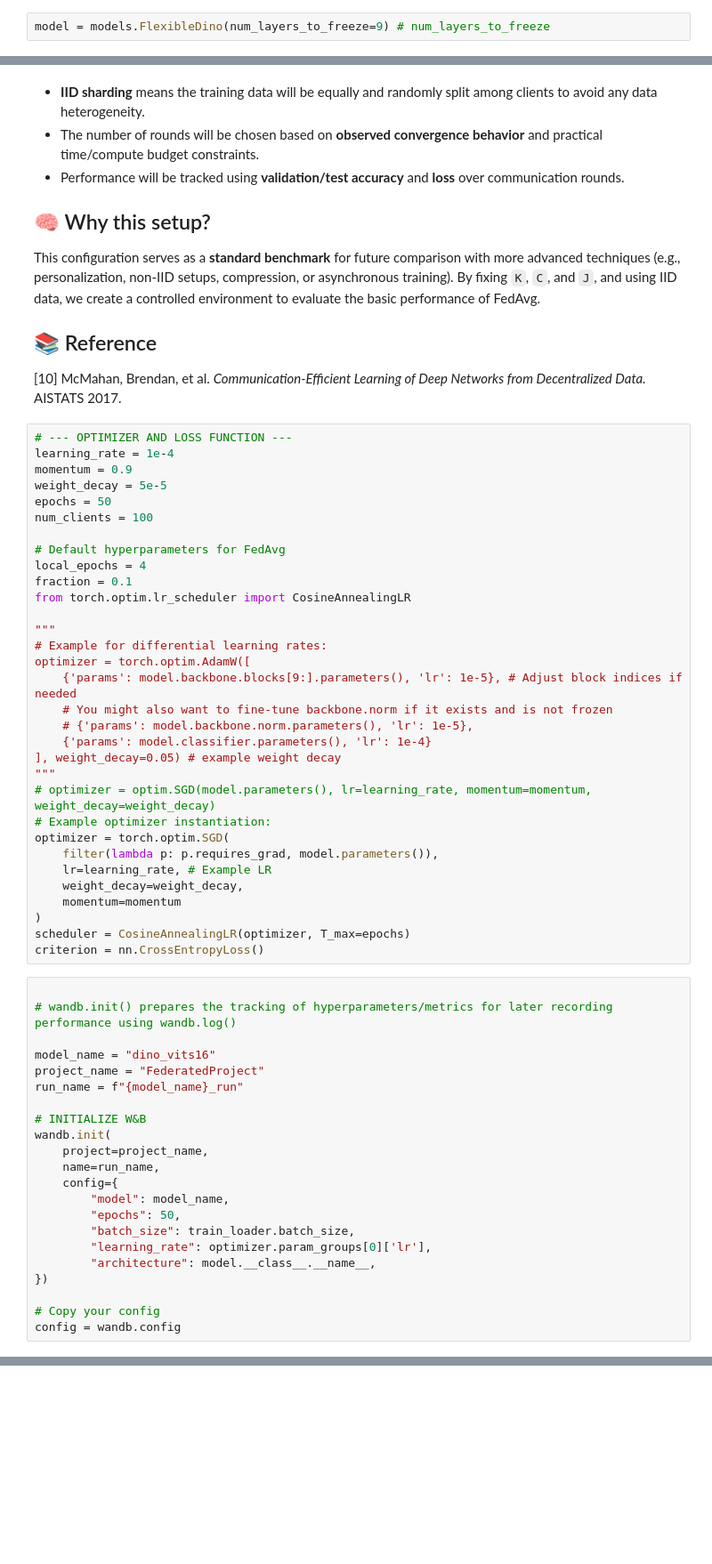
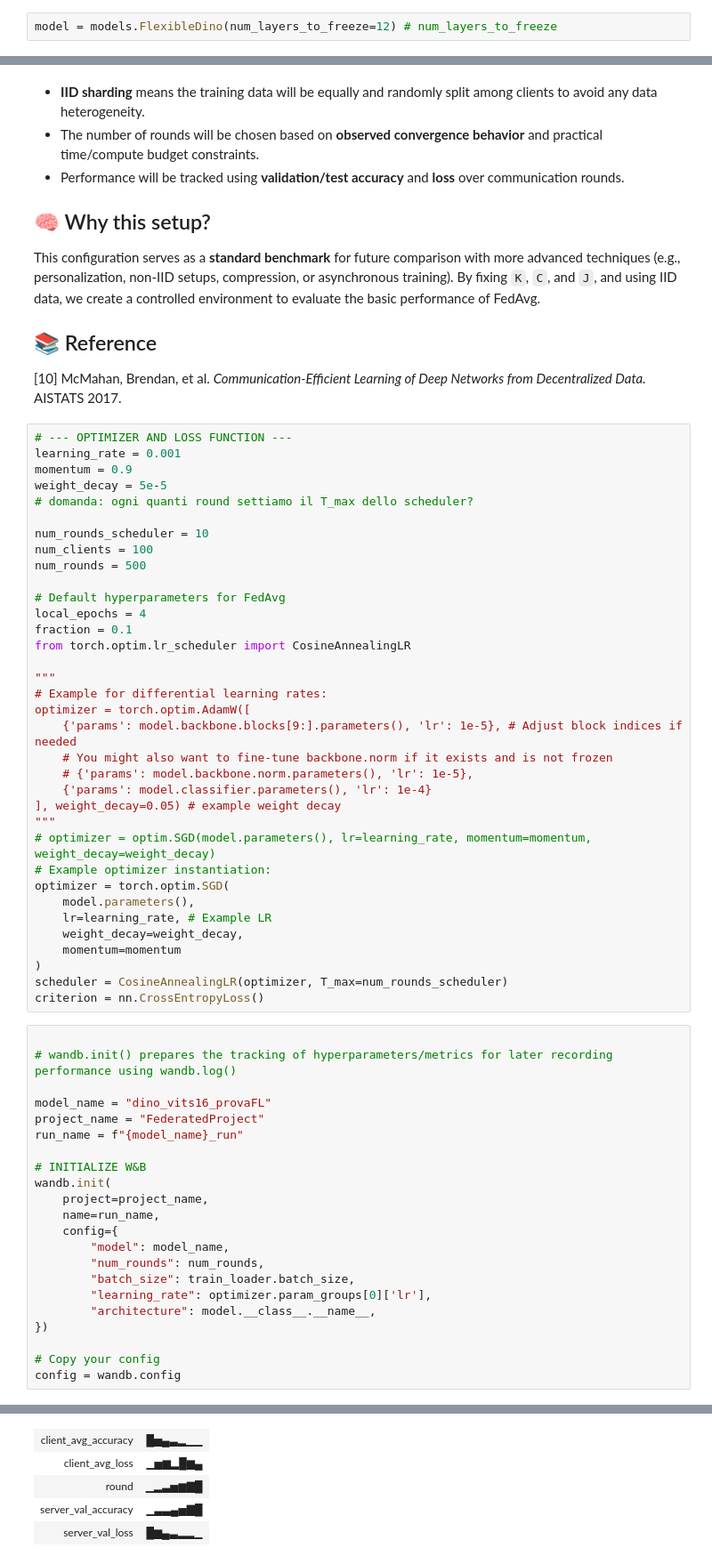
Before and after one commit to depetrofabio/FederatedLearningProject, a Jupyter notebook: experiments/baseline_federated.ipynb, the cells around one changed output, grey strips where cells are left out. Shown at 89% size. Drawn from its saved outputs; the diff is of its cells as text; blank space fills up the shorter version.

```diff
--- a/experiments/baseline_federated.ipynb
+++ b/experiments/baseline_federated.ipynb
@@ -43,7 +43,7 @@ Number of images in Validation Set: 10000
 Number of images in Test Set:       10000
 ✅ Datasets loaded successfully
 # %%
-model = models.FlexibleDino(num_layers_to_freeze=9) # num_layers_to_freeze
+model = models.FlexibleDino(num_layers_to_freeze=12) # num_layers_to_freeze
 # %% [output]
 Using cache found in /root/.cache/torch/hub/facebookresearch_dino_main
 # %%
@@ -140,11 +144,14 @@ This configuration serves as a **standard benchmark** for future comparison with
 [10] McMahan, Brendan, et al. *Communication-Efficient Learning of Deep Networks from Decentralized Data.* AISTATS 2017.
 # %%
 # --- OPTIMIZER AND LOSS FUNCTION ---
-learning_rate = 1e-4
+learning_rate = 0.001
 momentum = 0.9
 weight_decay = 5e-5
-epochs = 50
+# domanda: ogni quanti round settiamo il T_max dello scheduler?
+
+num_rounds_scheduler = 10
 num_clients = 100
+num_rounds = 500
 
 # Default hyperparameters for FedAvg
 local_epochs = 4
@@ -163,18 +170,18 @@ optimizer = torch.optim.AdamW([
 # optimizer = optim.SGD(model.parameters(), lr=learning_rate, momentum=momentum, weight_decay=weight_decay)
 # Example optimizer instantiation:
 optimizer = torch.optim.SGD(
-    filter(lambda p: p.requires_grad, model.parameters()),
+    model.parameters(),
     lr=learning_rate, # Example LR
     weight_decay=weight_decay,
     momentum=momentum
 )
-scheduler = CosineAnnealingLR(optimizer, T_max=epochs)
+scheduler = CosineAnnealingLR(optimizer, T_max=num_rounds_scheduler)
 criterion = nn.CrossEntropyLoss()
 # %%
 
 # wandb.init() prepares the tracking of hyperparameters/metrics for later recording performance using wandb.log()
 
-model_name = "dino_vits16"
+model_name = "dino_vits16_provaFL"
 project_name = "FederatedProject"
 run_name = f"{model_name}_run"
 
@@ -184,7 +191,7 @@ wandb.init(
     name=run_name,
     config={
         "model": model_name,
-        "epochs": 50,
+        "num_rounds": num_rounds,
         "batch_size": train_loader.batch_size,
         "learning_rate": optimizer.param_groups[0]['lr'],
         "architecture": model.__class__.__name__,
@@ -192,3 +199,4 @@ wandb.init(
 
 # Copy your config
 config = wandb.config
+# %% [output]
@@ -194,0 +206,5 @@ config = wandb.config
+| client_avg_accuracy | █▅▄▃▂▁▁ |
+| client_avg_loss | ▁▅▆▂█▆▄ |
+| round | ▁▂▃▅▆▇█ |
+| server_val_accuracy | ▁▃▃▄▅▇█ |
+| server_val_loss | █▆▄▃▂▂▁ |
```
Also changed, not shown: parts of 7 cells of this notebook.
